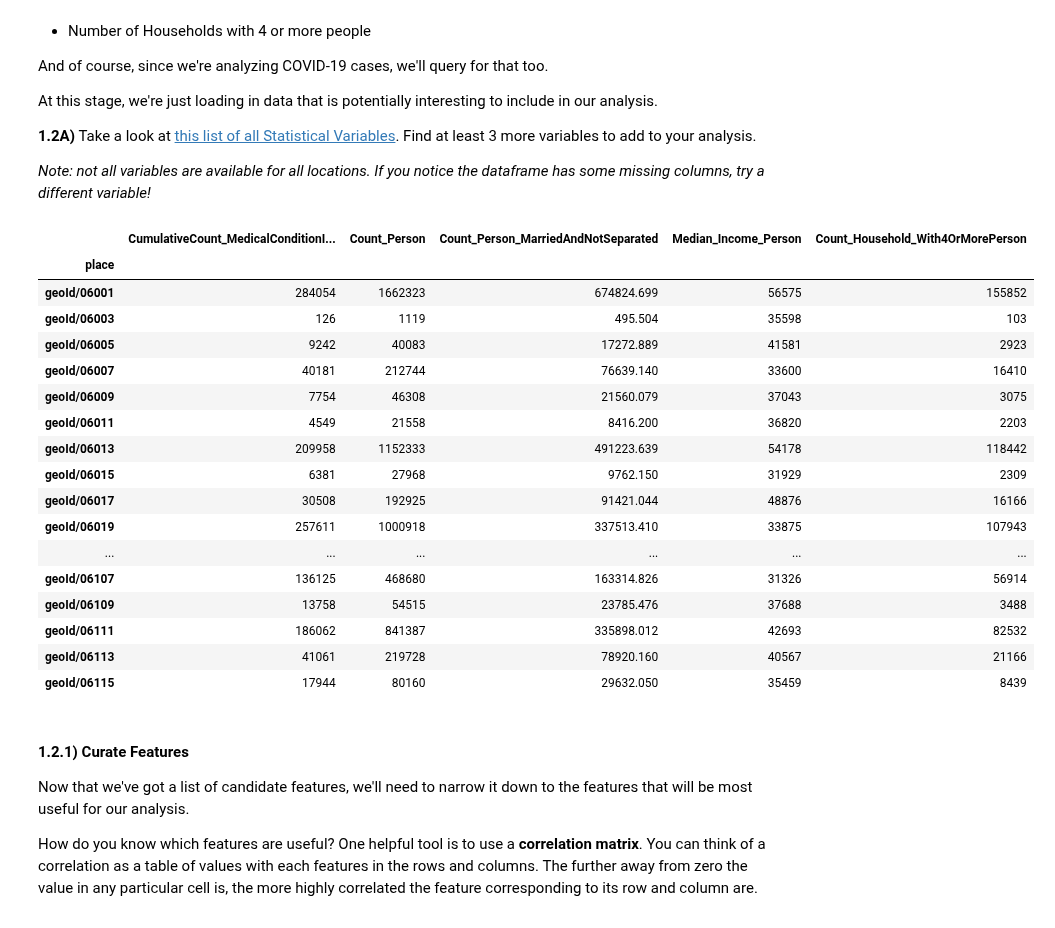
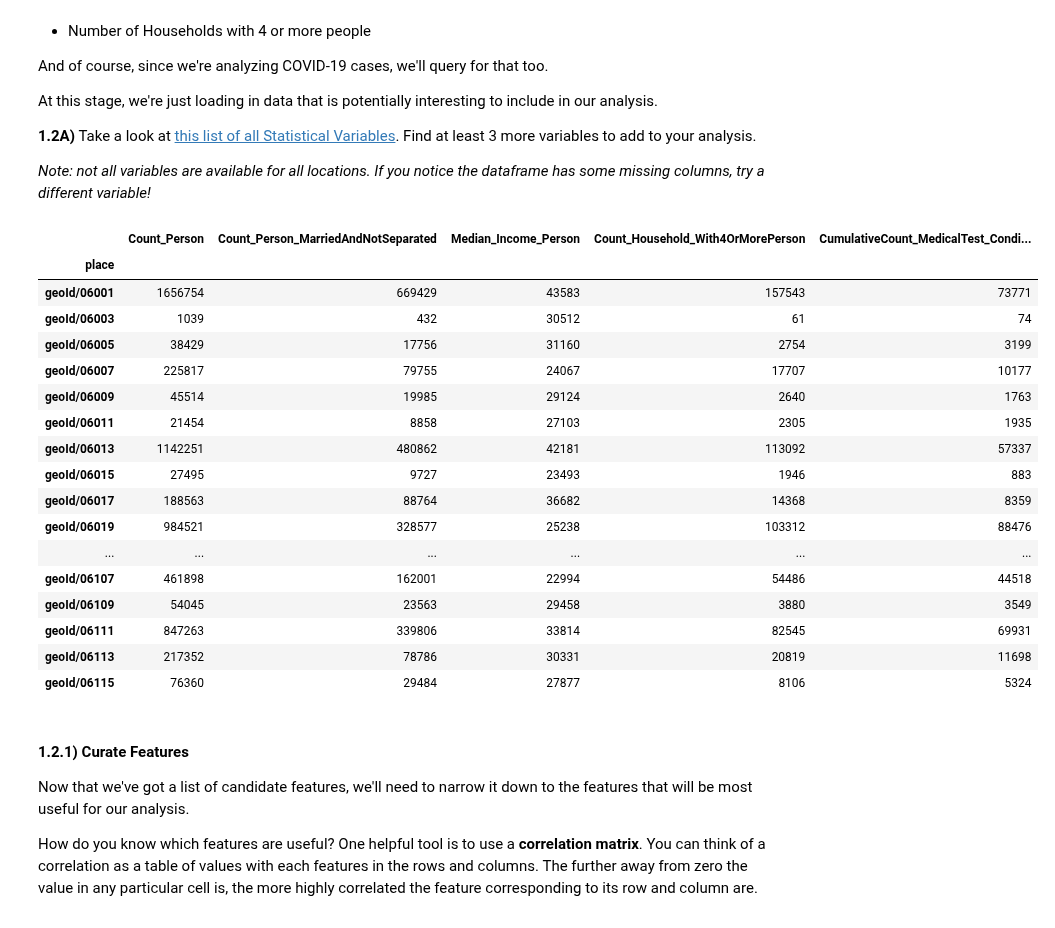
Before and after one commit to datacommonsorg/api-python, a Jupyter notebook: notebooks/intro_data_science/Feature_Engineering.ipynb, the cells around one changed output. Cells and saved outputs as stored; diff of their text form; code cells hidden in the pictures.

```diff
--- a/notebooks/intro_data_science/Feature_Engineering.ipynb
+++ b/notebooks/intro_data_science/Feature_Engineering.ipynb
@@ -109,38 +125,38 @@ _Note: not all variables are available for all locations. If you notice the data
 # %%
 # Create a pandas dataframe containing data for each of the features
 # listed above. Your dataframe should have the states going along the rows,
 # with one column per feature.
 
 stat_vars_to_query = [
-                      "CumulativeCount_MedicalConditionIncident_COVID_19_ConfirmedOrProbableCase",
+                      "CumulativeCount_MedicalTest_ConditionCOVID_19_Positive",
                       "Count_Person",
                       "Count_Person_MarriedAndNotSeparated",
                       "Median_Income_Person",
                       "Count_Household_With4OrMorePerson"
 
 ]
 
 raw_df = dcp.build_multivariate_dataframe(county_dcids, stat_vars_to_query)
 display(raw_df)
 # %% [output]
-|  | CumulativeCount_MedicalConditionI... | Count_Person | Count_Person_MarriedAndNotSeparated | Median_Income_Person | Count_Household_With4OrMorePerson |
+|  | Count_Person | Count_Person_MarriedAndNotSeparated | Median_Income_Person | Count_Household_With4OrMorePerson | CumulativeCount_MedicalTest_Condi... |
 | place |  |  |  |  |  |
-| geoId/06001 | 284054 | 1662323 | 674824.699 | 56575 | 155852 |
-| geoId/06003 | 126 | 1119 | 495.504 | 35598 | 103 |
-| geoId/06005 | 9242 | 40083 | 17272.889 | 41581 | 2923 |
-| geoId/06007 | 40181 | 212744 | 76639.140 | 33600 | 16410 |
-| geoId/06009 | 7754 | 46308 | 21560.079 | 37043 | 3075 |
-| geoId/06011 | 4549 | 21558 | 8416.200 | 36820 | 2203 |
-| geoId/06013 | 209958 | 1152333 | 491223.639 | 54178 | 118442 |
-| geoId/06015 | 6381 | 27968 | 9762.150 | 31929 | 2309 |
-| geoId/06017 | 30508 | 192925 | 91421.044 | 48876 | 16166 |
-| geoId/06019 | 257611 | 1000918 | 337513.410 | 33875 | 107943 |
+| geoId/06001 | 1656754 | 669429 | 43583 | 157543 | 73771 |
+| geoId/06003 | 1039 | 432 | 30512 | 61 | 74 |
+| geoId/06005 | 38429 | 17756 | 31160 | 2754 | 3199 |
+| geoId/06007 | 225817 | 79755 | 24067 | 17707 | 10177 |
+| geoId/06009 | 45514 | 19985 | 29124 | 2640 | 1763 |
+| geoId/06011 | 21454 | 8858 | 27103 | 2305 | 1935 |
+| geoId/06013 | 1142251 | 480862 | 42181 | 113092 | 57337 |
+| geoId/06015 | 27495 | 9727 | 23493 | 1946 | 883 |
+| geoId/06017 | 188563 | 88764 | 36682 | 14368 | 8359 |
+| geoId/06019 | 984521 | 328577 | 25238 | 103312 | 88476 |
 | ... | ... | ... | ... | ... | ... |
-| geoId/06107 | 136125 | 468680 | 163314.826 | 31326 | 56914 |
-| geoId/06109 | 13758 | 54515 | 23785.476 | 37688 | 3488 |
-| geoId/06111 | 186062 | 841387 | 335898.012 | 42693 | 82532 |
-| geoId/06113 | 41061 | 219728 | 78920.160 | 40567 | 21166 |
-| geoId/06115 | 17944 | 80160 | 29632.050 | 35459 | 8439 |
+| geoId/06107 | 461898 | 162001 | 22994 | 54486 | 44518 |
+| geoId/06109 | 54045 | 23563 | 29458 | 3880 | 3549 |
+| geoId/06111 | 847263 | 339806 | 33814 | 82545 | 69931 |
+| geoId/06113 | 217352 | 78786 | 30331 | 20819 | 11698 |
+| geoId/06115 | 76360 | 29484 | 27877 | 8106 | 5324 |
 # %% [markdown]
 #### 1.2.1) Curate Features
 Now that we've got a list of candidate features, we'll need to narrow it down to the features that will be most useful for our analysis.
```
Also changed, not shown: parts of 12 cells of this notebook, 1 other file.
